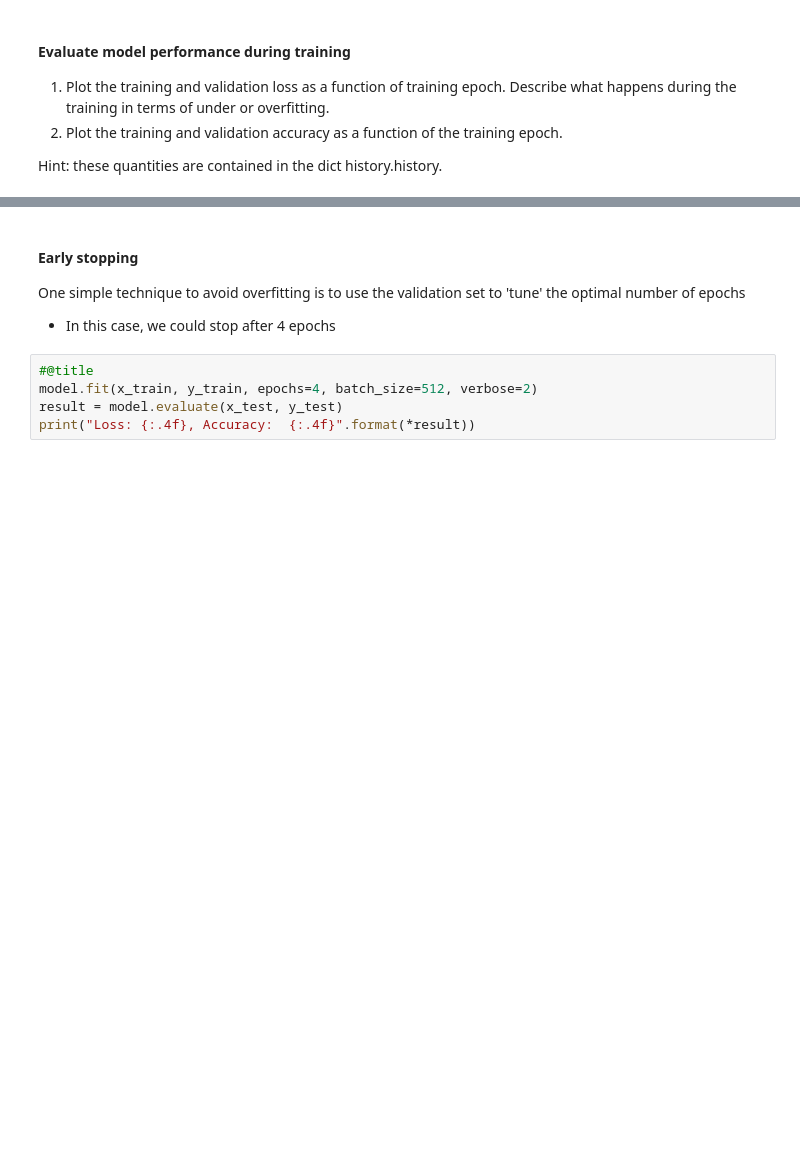
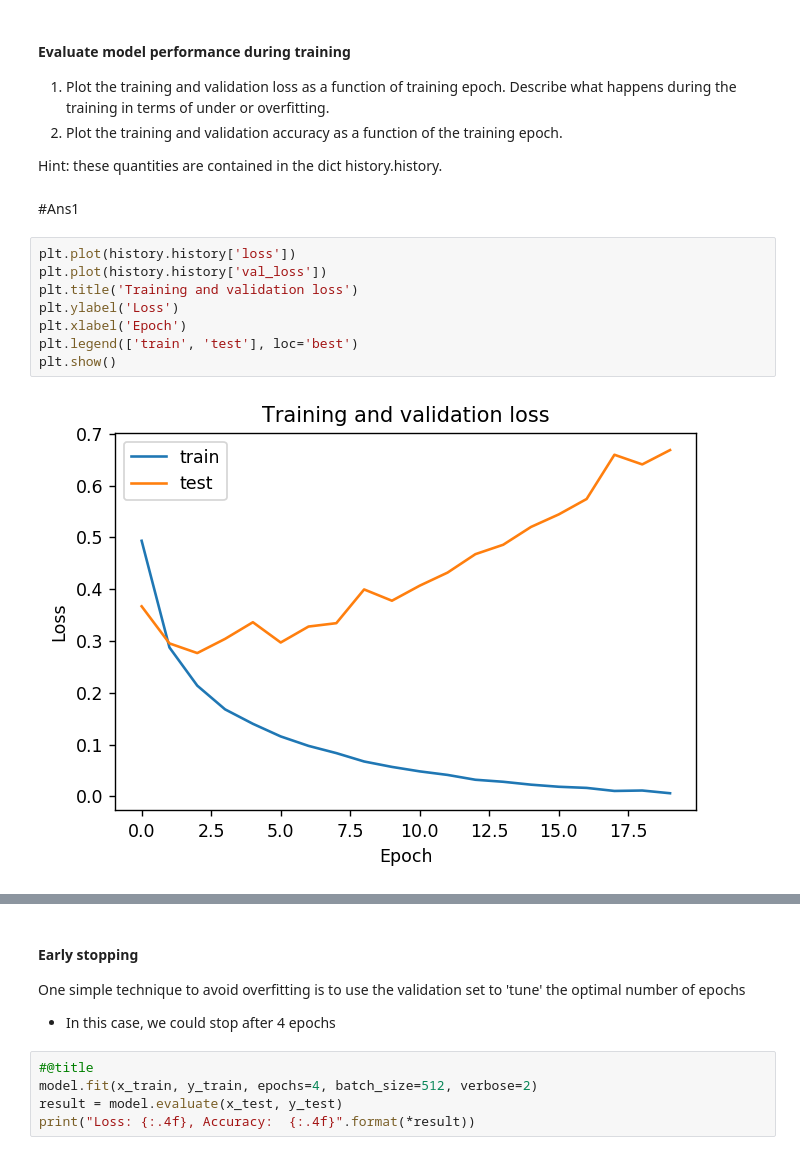
Before and after one commit to Shabarinath8899/Shabarinath_Repository, a Jupyter notebook: Shabarinath_Chandran_Week_4_Lab_Neural_Networks_in_Practice.ipynb, the cells around one changed output, grey strips where cells are left out. Saved outputs shown, nothing was run; the diff lists cells and outputs as text; blank space fills up the shorter version.

```diff
--- a/Shabarinath_Chandran_Week_4_Lab_Neural_Networks_in_Practice.ipynb
+++ b/Shabarinath_Chandran_Week_4_Lab_Neural_Networks_in_Practice.ipynb
@@ -134,3 +187,15 @@ Epoch 20/20
 2. Plot the training and validation accuracy as a function of the training epoch.
 
 Hint: these quantities are contained in the dict history.history.
+# %% [markdown]
+#Ans1
+# %%
+plt.plot(history.history['loss'])
+plt.plot(history.history['val_loss'])
+plt.title('Training and validation loss')
+plt.ylabel('Loss')
+plt.xlabel('Epoch')
+plt.legend(['train', 'test'], loc='best')
+plt.show()
+# %% [output]
+[figure, added]
```
Also changed, not shown: parts of 37 cells of this notebook.
